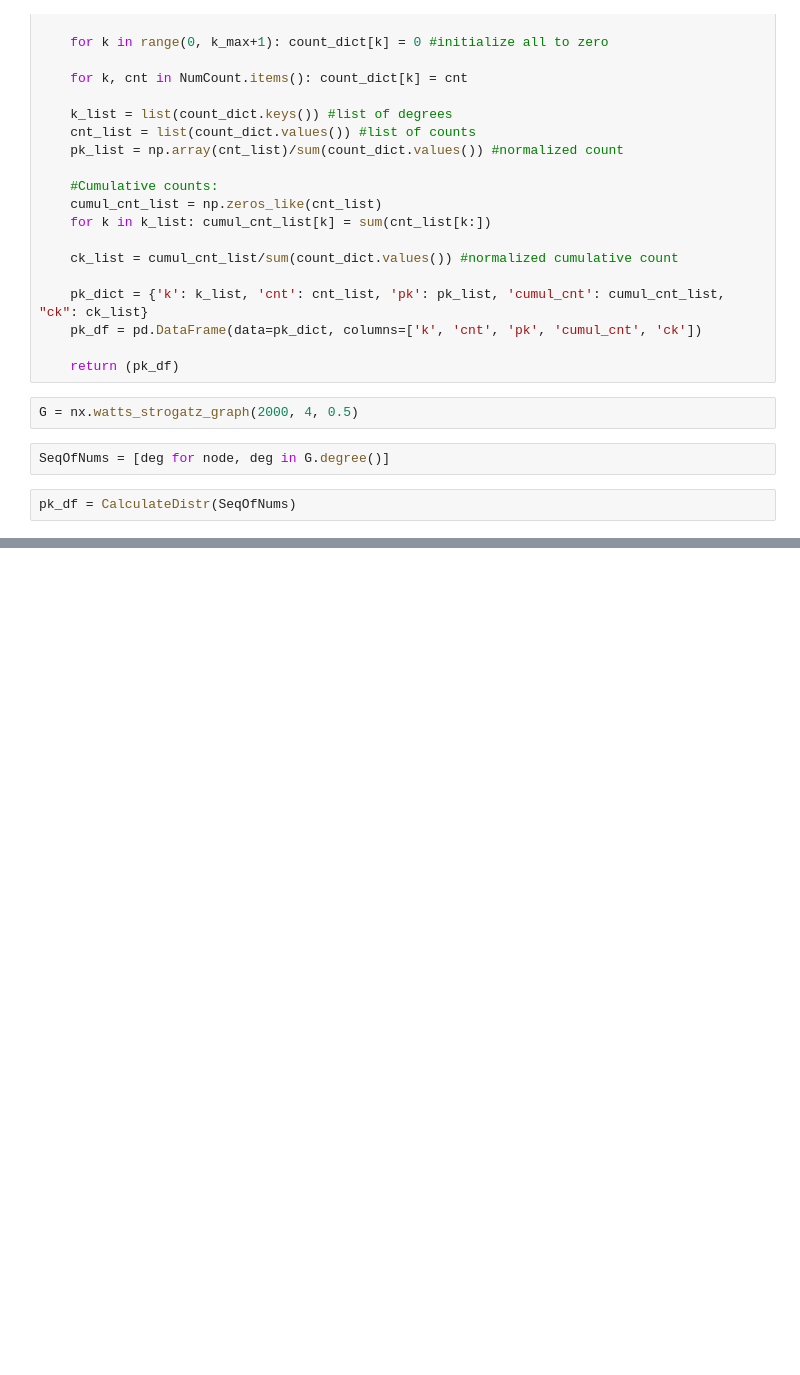
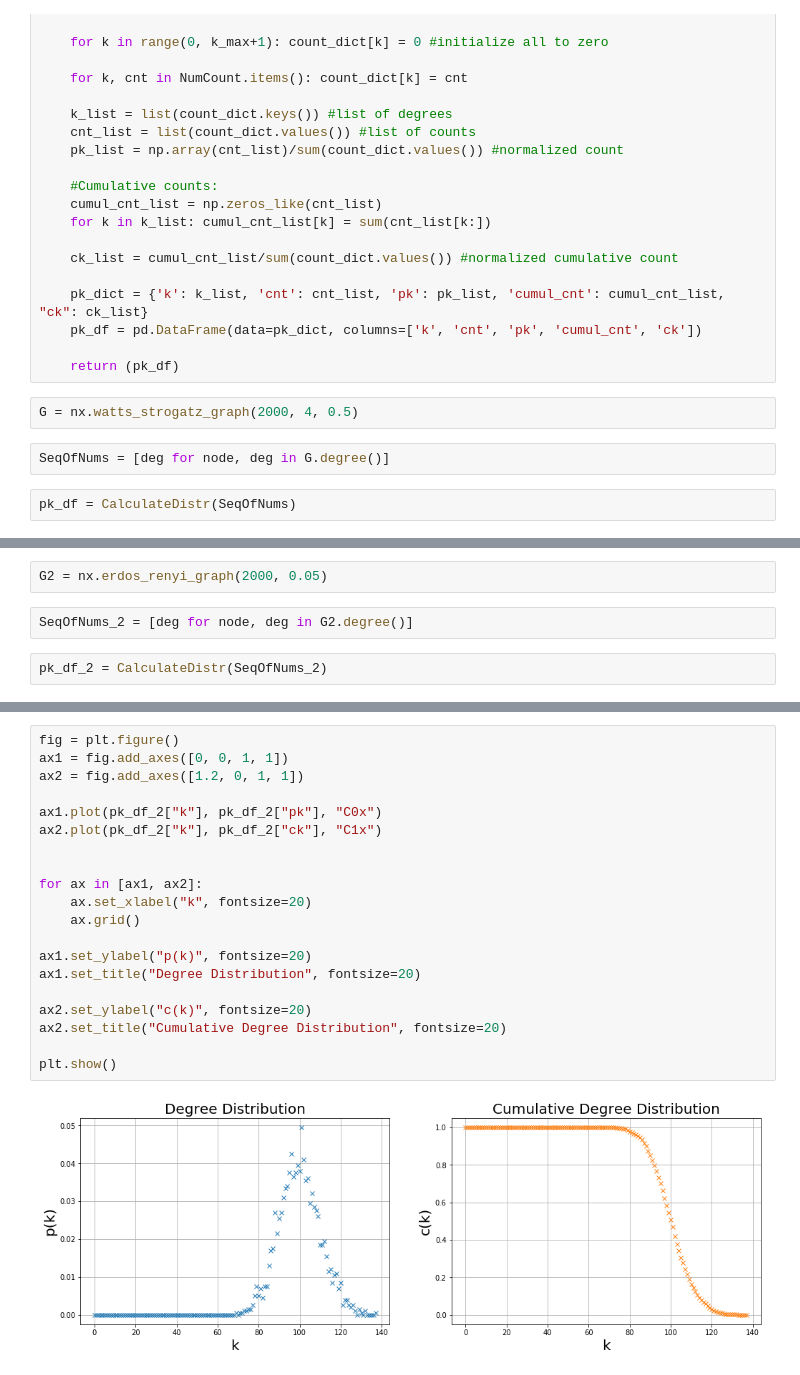
Before and after one commit to malayajac/networks, a Jupyter notebook: CalcDistrOfAnything.ipynb, the cells around one changed output, grey strips where cells are left out. Drawn from its saved outputs; the diff is of its cells as text; blank space fills up the shorter version.

```diff
--- a/CalcDistrOfAnything.ipynb
+++ b/CalcDistrOfAnything.ipynb
@@ -78,0 +82,6 @@ plt.show()
+# %%
+G2 = nx.erdos_renyi_graph(2000, 0.05)
+# %%
+SeqOfNums_2 = [deg for node, deg in G2.degree()]
+# %%
+pk_df_2 = CalculateDistr(SeqOfNums_2)
@@ -78,0 +109,22 @@ plt.show()
+# %%
+fig = plt.figure()
+ax1 = fig.add_axes([0, 0, 1, 1])
+ax2 = fig.add_axes([1.2, 0, 1, 1])
+
+ax1.plot(pk_df_2["k"], pk_df_2["pk"], "C0x")
+ax2.plot(pk_df_2["k"], pk_df_2["ck"], "C1x")
+
+
+for ax in [ax1, ax2]:
+    ax.set_xlabel("k", fontsize=20)
+    ax.grid()
+
+ax1.set_ylabel("p(k)", fontsize=20)
+ax1.set_title("Degree Distribution", fontsize=20)
+
+ax2.set_ylabel("c(k)", fontsize=20)
+ax2.set_title("Cumulative Degree Distribution", fontsize=20)
+
+plt.show()
+# %% [output]
+[figure, added]
```
Also changed, not shown: parts of 4 cells of this notebook.
